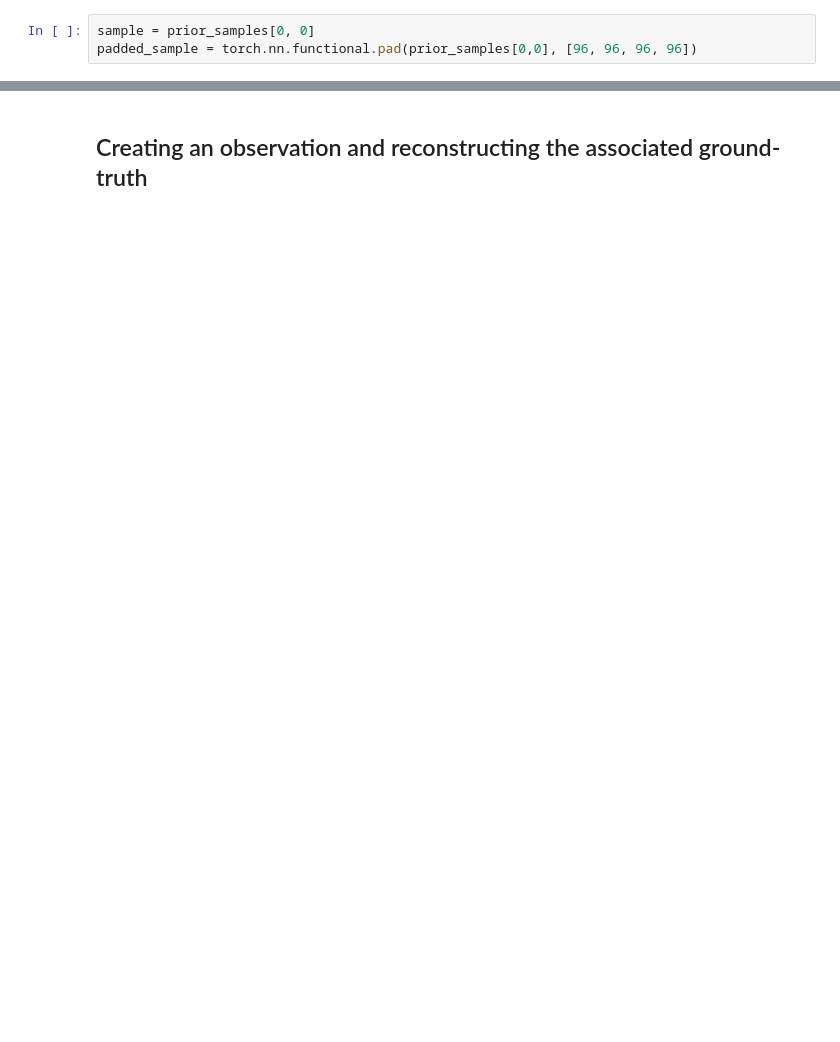
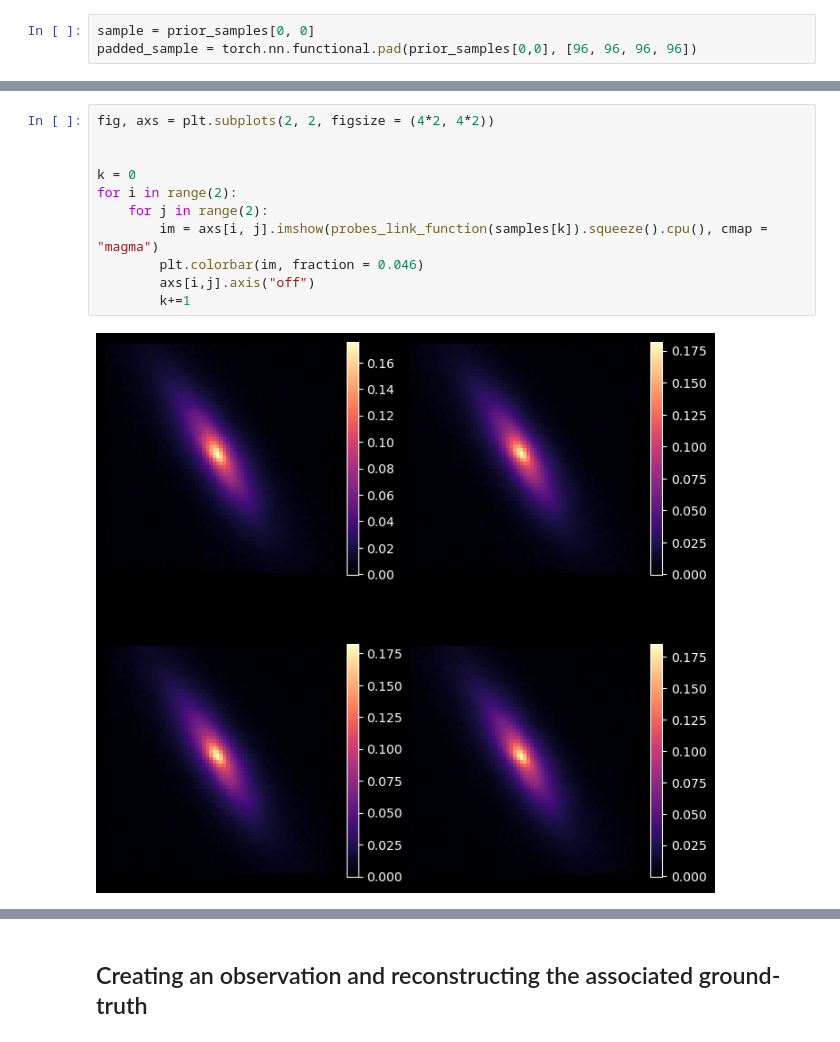
Before and after one commit to EnceladeCandy/bayesian-imaging-radio, a Jupyter notebook: trash_notebooks/inference.ipynb, the cells around one changed output, grey strips where cells are left out. Cells and saved outputs as stored; diff of their text form; blank space fills up the shorter version.

```diff
--- a/trash_notebooks/inference.ipynb
+++ b/trash_notebooks/inference.ipynb
@@ -72 +183,14 @@ Text(0.5, 1.0, 'Dirty image')
+# %%
+fig, axs = plt.subplots(2, 2, figsize = (4*2, 4*2))
+
+
+k = 0
+for i in range(2):
+    for j in range(2):
+        im = axs[i, j].imshow(probes_link_function(samples[k]).squeeze().cpu(), cmap = "magma")
+        plt.colorbar(im, fraction = 0.046)
+        axs[i,j].axis("off")
+        k+=1
+# %% [output]
+[figure, added]
 # %%
```
Also changed, not shown: parts of 28 cells of this notebook, 2 other files.
